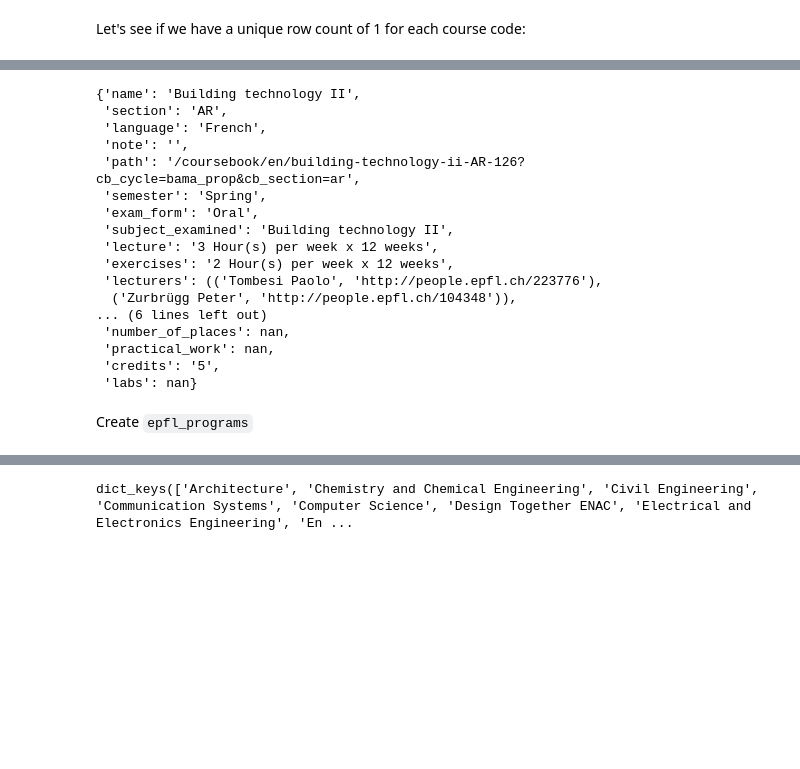
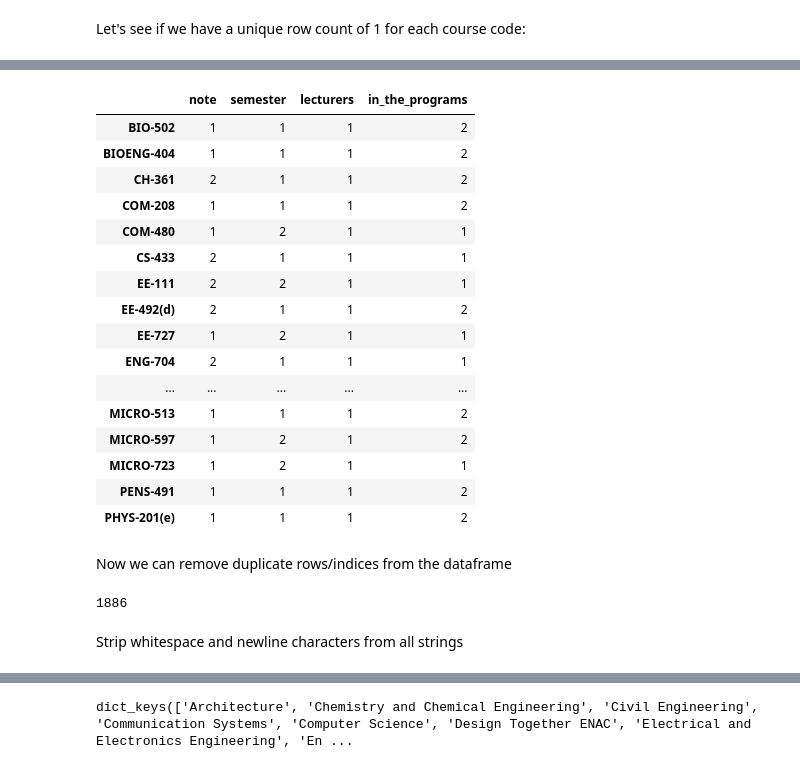
Before and after one commit to valentinoli/epfl-interactive-coursebook, a Jupyter notebook: python/wrangling.ipynb, the cells around one changed output, grey strips where cells are left out. Cells and saved outputs as stored; diff of their text form; code cells hidden in the pictures; blank space fills up the shorter version.

```diff
--- a/python/wrangling.ipynb
+++ b/python/wrangling.ipynb
@@ -86,13 +77,17 @@ master_not_current = [
 # %%
-# remove programs not currently offered from the main json object
-for level_name in list(epfl.keys()):
-    for program_name in list(epfl[level_name].keys()):
-        if (
-            (level_name == 'bachelor' and program_name in bachelor_not_current) or
-            (level_name == 'master' and program_name in master_not_current)
-        ):
+# remove programs not currently offered, everywhere they occur
+for level_name in list(epfl):
+    for program_name in list(epfl[level_name]):
+        if program_name in not_current:
             del epfl[level_name][program_name]
             del epfl_studyplans[level_name][program_name]
             if level_name == 'master' and program_name in epfl_masterspecs:
                 # remove program from the list of programs with specializations
                 del epfl_masterspecs[program_name]
+
+        # remove entries from `in_the_programs` field
+        if program_name in epfl[level_name]:
+            for course_code in list(epfl[level_name][program_name]):
+                in_the_programs = epfl[level_name][program_name][course_code]['in_the_programs']
+                # in-place modification
+                in_the_programs[:] = (item for item in in_the_programs if item[0] not in not_current)
@@ -306,3 +304,5 @@ Index(['ENG-274', 'CH-361', 'CH-361', 'PENS-200', 'PHYS-300(a)'], dtype='object'
 * CH-361 is an optional course, pointing to one of the advanced general chemistry courses
 * PENS-200 Ground control in Swiss law, credits are included in the ENAC week
 * PHYS-300(a) is also without credits
+# %%
+courses_df.fillna(value={'credits': 0}, inplace=True)
@@ -309,3 +320,5 @@ Index(['ENG-274', 'CH-361', 'CH-361', 'PENS-200', 'PHYS-300(a)'], dtype='object'
+# %%
+courses_df.drop('subject_examined', axis=1, inplace=True)
 # %% [markdown]
 We know that courses are repeated in the dataframe (row indices), but we need to check if the information is the same when course codes match. It is likely that they are the same, but we can't be sure because of the way the coursebooks were harvested (using program-specific query string parameters for fields in the right column of the page).
 # %%
@@ -315,3 +330,5 @@ f"{courses_df.index.nunique()} unique courses and {len(courses_df)} courses with
+# %%
+courses_df['path'] = courses_df.path.str.split('?').str[0]
 # %% [markdown]
 Let's see if we have a unique row count of 1 for each course code:
 # %%
@@ -359,20 +342,0 @@ epfl_courses = courses_unique_df.to_dict(orient='index')
-# %%
-epfl_courses["AR-126"]
-# %% [output]
-{'name': 'Building technology II',
- 'section': 'AR',
- 'language': 'French',
- 'note': '',
- 'path': '/coursebook/en/building-technology-ii-AR-126?cb_cycle=bama_prop&cb_section=ar',
- 'semester': 'Spring',
- 'exam_form': 'Oral',
- 'subject_examined': 'Building technology II',
- 'lecture': '3 Hour(s) per week x 12 weeks',
- 'exercises': '2 Hour(s) per week x 12 weeks',
- 'lecturers': (('Tombesi Paolo', 'http://people.epfl.ch/223776'),
-  ('Zurbrügg Peter', 'http://people.epfl.ch/104348')),
-... (6 lines left out)
- 'number_of_places': nan,
- 'practical_work': nan,
- 'credits': '5',
- 'labs': nan}
@@ -383,2 +342,0 @@ with open('../data/processed/epfl_courses.json', 'w') as json_file:
-# %% [markdown]
-Create `epfl_programs`
@@ -397,0 +348,21 @@ with open('../data/processed/epfl_programs.json', 'w') as json_file:
+# %%
+exceptions = group.nunique().loc[(group.nunique() > 1).any(axis=1)]
+exceptions[exceptions.columns[exceptions.gt(1).any()]]
+# %% [output]
+|  | note | semester | lecturers | in_the_programs |
+| BIO-502 | 1 | 1 | 1 | 2 |
+| BIOENG-404 | 1 | 1 | 1 | 2 |
+| CH-361 | 2 | 1 | 1 | 2 |
+| COM-208 | 1 | 1 | 1 | 2 |
+| COM-480 | 1 | 2 | 1 | 1 |
+| CS-433 | 2 | 1 | 1 | 1 |
+| EE-111 | 2 | 2 | 1 | 1 |
+| EE-492(d) | 2 | 1 | 1 | 2 |
+| EE-727 | 1 | 2 | 1 | 1 |
+| ENG-704 | 2 | 1 | 1 | 1 |
+| ... | ... | ... | ... | ... |
+| MICRO-513 | 1 | 1 | 1 | 2 |
+| MICRO-597 | 1 | 2 | 1 | 2 |
+| MICRO-723 | 1 | 2 | 1 | 1 |
+| PENS-491 | 1 | 1 | 1 | 2 |
+| PHYS-201(e) | 1 | 1 | 1 | 2 |
@@ -397,0 +434,9 @@ with open('../data/processed/epfl_programs.json', 'w') as json_file:
+# %% [markdown]
+Now we can remove duplicate rows/indices from the dataframe
+# %%
+courses_unique_df = courses_df.loc[~courses_df.index.duplicated()]
+len(courses_unique_df)
+# %% [output]
+1886
+# %% [markdown]
+Strip whitespace and newline characters from all strings
```
Also changed, not shown: parts of 61 cells of this notebook, 1 other file.
